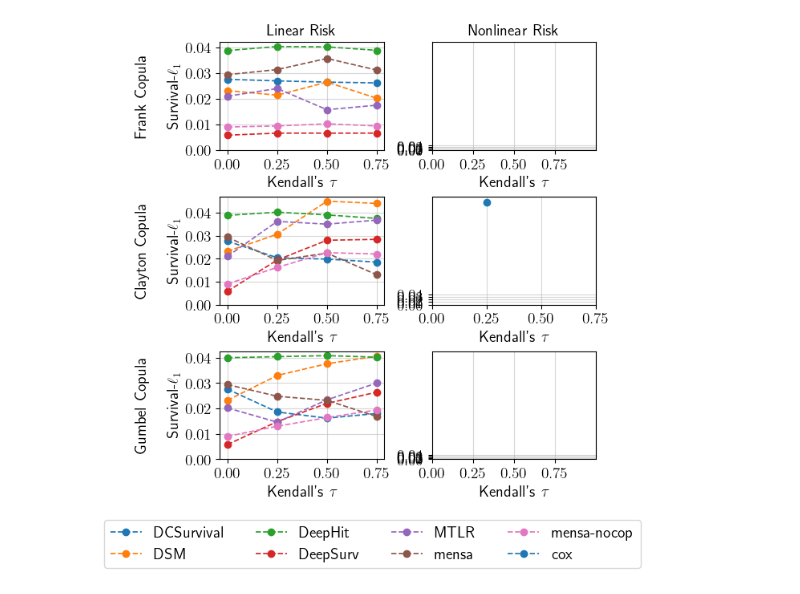
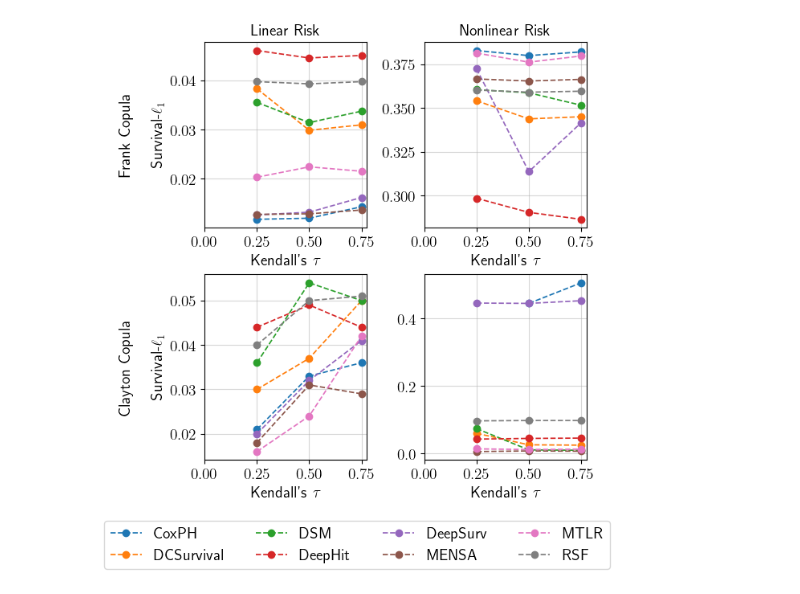
Before and after one commit to thecml/mensa, a Jupyter notebook: notebooks/l1_plots.ipynb, the cells around one changed output. Cells and saved outputs as stored; diff of their text form; code cells hidden in the pictures.

Commit message:
Updated model list

```diff
--- a/notebooks/l1_plots.ipynb
+++ b/notebooks/l1_plots.ipynb
@@ -16,14 +16,14 @@ from utility.plot import make_bar_plot, TFColor
 
 def rename_model_names(df):
     model_name_mapping = {
+        'cox': 'CoxPH',
+        'rsf': 'RSF',
         'dsm': 'DSM',
         'deepsurv': 'DeepSurv',
         'deephit': 'DeepHit',
+        'dcsurvival': 'DCSurvival',
         'mtlr': 'MTLR',
-        'dcsurvival': 'DCSurvival',
-        'mensa': 'mensa',
-        'mensa-nocop': 'mensa-nocop',
-        'dgp': 'DGP'
+        'mensa-nocop': 'MENSA',
     }
     df['ModelName'] = df['ModelName'].replace(model_name_mapping)
     return df
@@ -32,17 +32,18 @@ filename = f"{cfg.RESULTS_DIR}/synthetic_se.csv"
 df = pd.read_csv(filename)
 df = df.round(3)
 
+df = df.loc[df['ModelName'] != "DGP"]
+df = df.loc[df['ModelName'] != "mensa"]
+
 df = rename_model_names(df)
-
-df = df.loc[df['ModelName'] != "DGP"]
 # %%
 grouped_df = df.groupby(['ModelName', 'KTau', 'Linear', 'Copula'], as_index=False)['L1'].mean()
 
 # Create a 2x3 subplot layout
-fig, axs = plt.subplots(3, 2, figsize=(6, 6), constrained_layout=True)
+fig, axs = plt.subplots(2, 2, figsize=(6, 6), constrained_layout=True)
 
 # Define the copulas and linearity values for placement
-copulas = ['frank', 'clayton', 'gumbel']
+copulas = ['frank', 'clayton']
 linears = [True, False]
 
 # Store handles and labels for the legend
@@ -73,32 +74,32 @@ for i, copula in enumerate(copulas):
             if model not in labels:
                 handles.append(line)
                 labels.append(model)
 
         # Set the y-axis label and x-axis label
         ax.set_xlabel(r"Kendall's $\tau$")
         ax.grid(True, alpha=0.5)
         ax.set_xticks([0, 0.25, 0.5, 0.75])
-        ax.set_yticks([0, 0.01, 0.02, 0.03, 0.04])
+        #ax.set_yticks([0, 0.01, 0.02, 0.03, 0.04])
 
         # Set titles for columns and rows
         if i == 0:
             ax.set_title("Linear Risk" if linear else "Nonlinear Risk")
 
 # Create a shared legend below the plot
 fig.legend(handles, labels, loc='upper center', bbox_to_anchor=(0.5, -0.02), ncol=4)
 
 # Adjust layout to make space for the legend
 plt.subplots_adjust(bottom=0.15)
 
 # Add column names
 for ax, linear in zip(axs[0], linears):
     ax.set_title("Linear Risk" if linear else "Nonlinear Risk")
 
 # Add row names
 for ax, copula in zip(axs[:, 0], copulas):
     ax.set_ylabel(f"{copula.capitalize()} Copula\n\n" + r"Survival-$\ell_{1}$")
 
 # Save the entire figure as a single PDF file
 fig.savefig(f"{cfg.RESULTS_DIR}/survival_l1.pdf", format='pdf', bbox_inches='tight')
 # %% [output]
-[figure, old version]
+[figure, new version]
```
Also changed, not shown: 3 other files.
